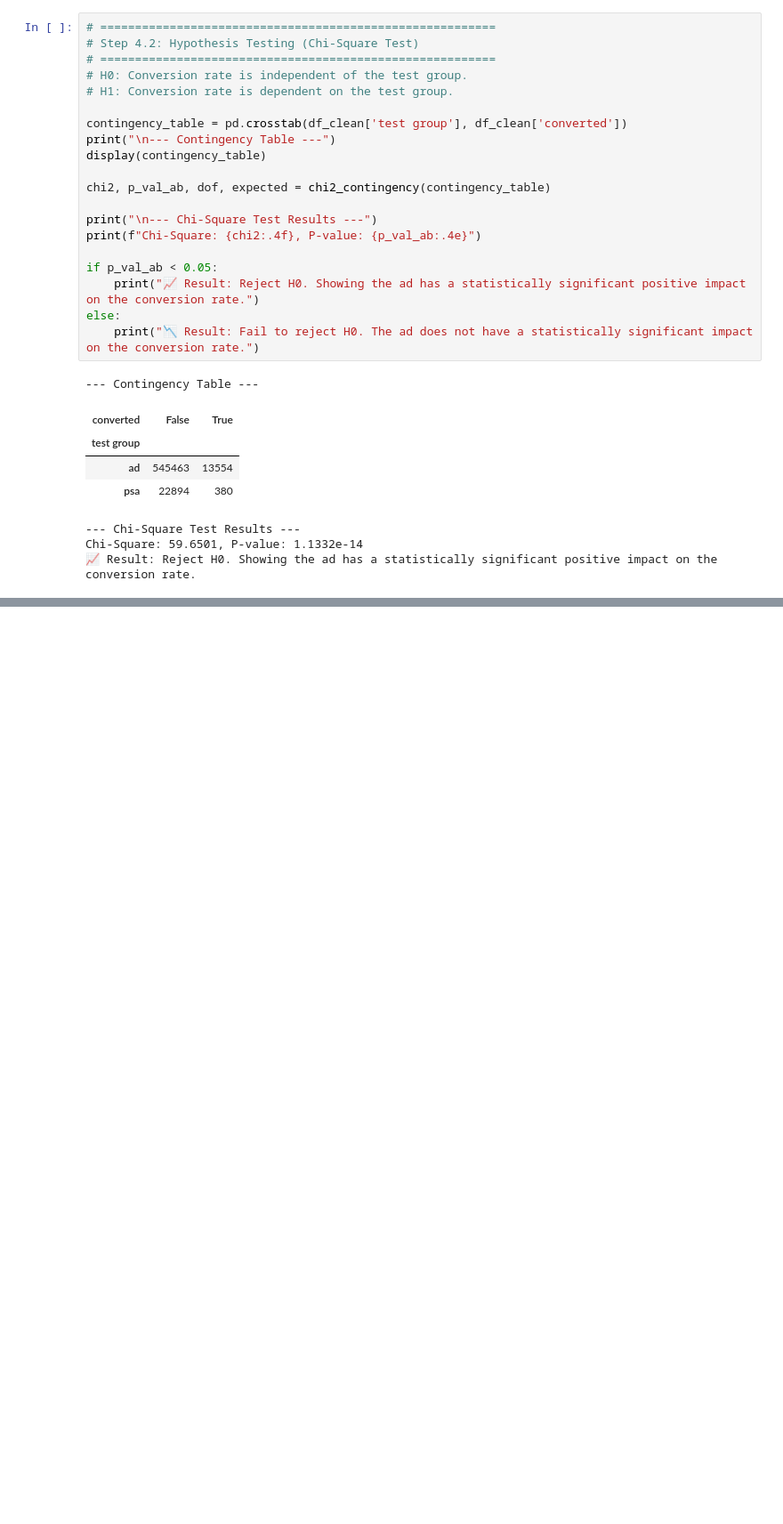
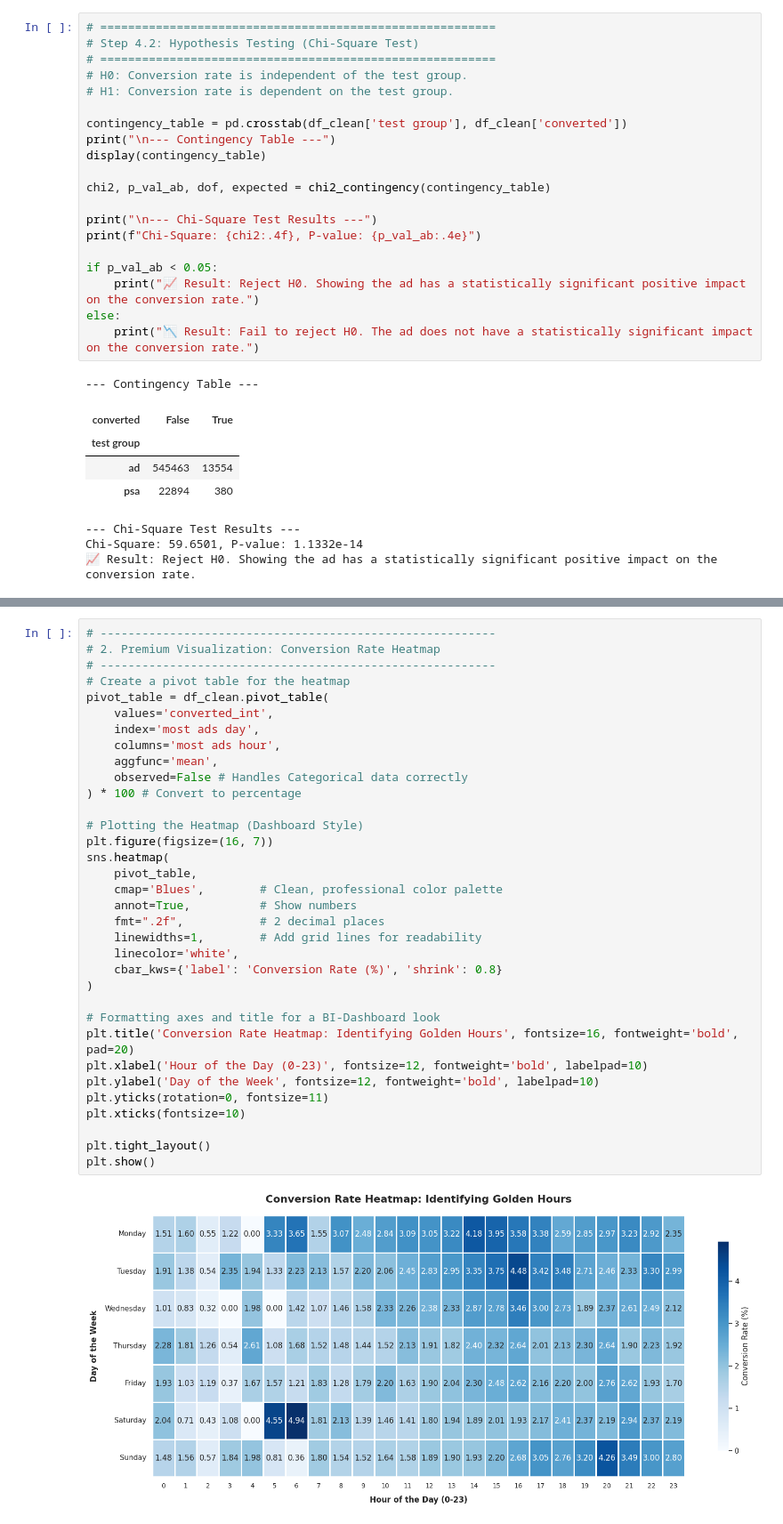
Before and after one commit to chitnapak/Marketing-A-B-Testing, a Jupyter notebook: a-b-testing.ipynb, the cells around one changed output, grey strips where cells are left out. Shown at 89% size. Cells and saved outputs as stored; diff of their text form; blank space fills up the shorter version.

```diff
--- a/a-b-testing.ipynb
+++ b/a-b-testing.ipynb
@@ -267,0 +365,36 @@ Based on the data-driven insights, the marketing team should confidently continu
+# %%
+# ---------------------------------------------------------
+# 2. Premium Visualization: Conversion Rate Heatmap
+# ---------------------------------------------------------
+# Create a pivot table for the heatmap
+pivot_table = df_clean.pivot_table(
+    values='converted_int',
+    index='most ads day',
+    columns='most ads hour',
+    aggfunc='mean',
+    observed=False # Handles Categorical data correctly
+) * 100 # Convert to percentage
+
+# Plotting the Heatmap (Dashboard Style)
+plt.figure(figsize=(16, 7))
+sns.heatmap(
+    pivot_table,
+    cmap='Blues',        # Clean, professional color palette
+    annot=True,          # Show numbers
+    fmt=".2f",           # 2 decimal places
+    linewidths=1,        # Add grid lines for readability
+    linecolor='white',
+    cbar_kws={'label': 'Conversion Rate (%)', 'shrink': 0.8}
+)
+
+# Formatting axes and title for a BI-Dashboard look
+plt.title('Conversion Rate Heatmap: Identifying Golden Hours', fontsize=16, fontweight='bold', pad=20)
+plt.xlabel('Hour of the Day (0-23)', fontsize=12, fontweight='bold', labelpad=10)
+plt.ylabel('Day of the Week', fontsize=12, fontweight='bold', labelpad=10)
+plt.yticks(rotation=0, fontsize=11)
+plt.xticks(fontsize=10)
+
+plt.tight_layout()
+plt.show()
+# %% [output]
+[figure, added]
```
Also changed, not shown: parts of 9 cells of this notebook.
